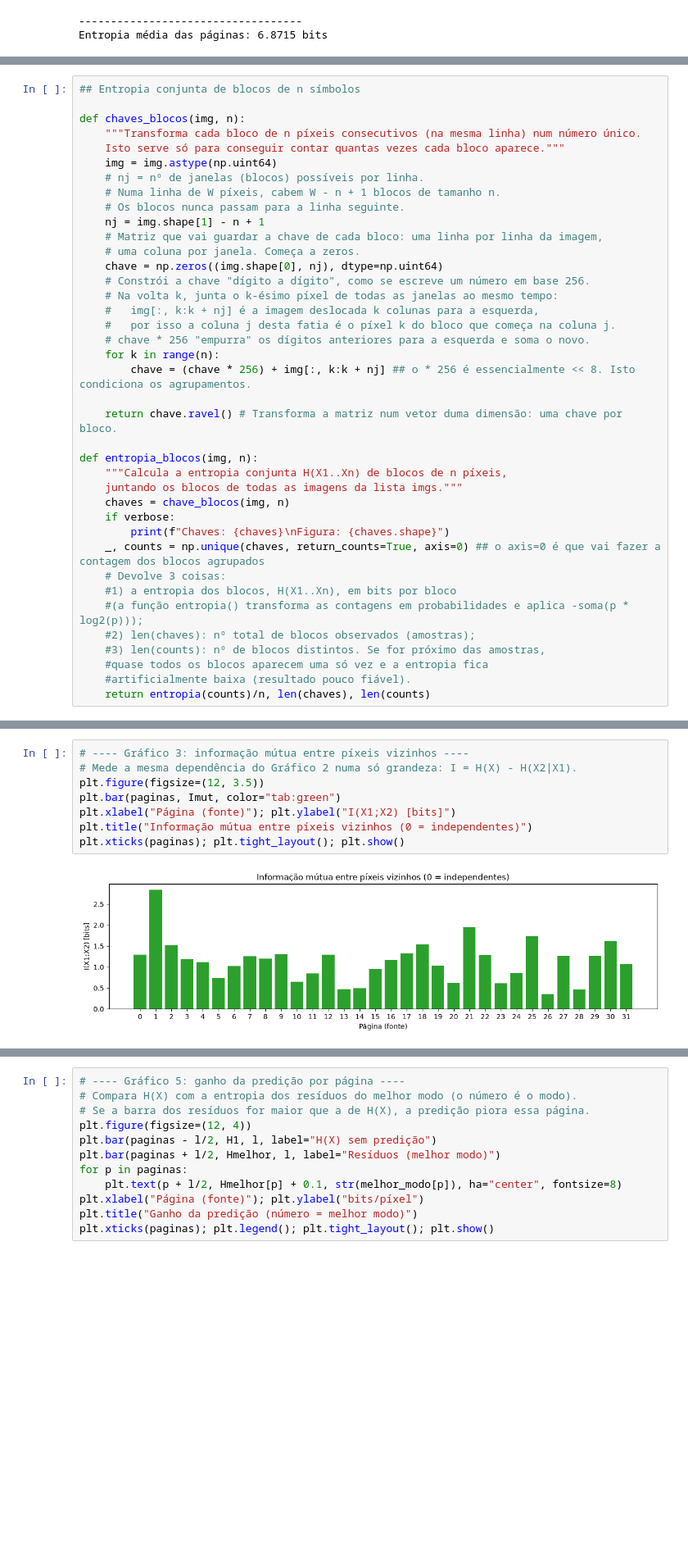
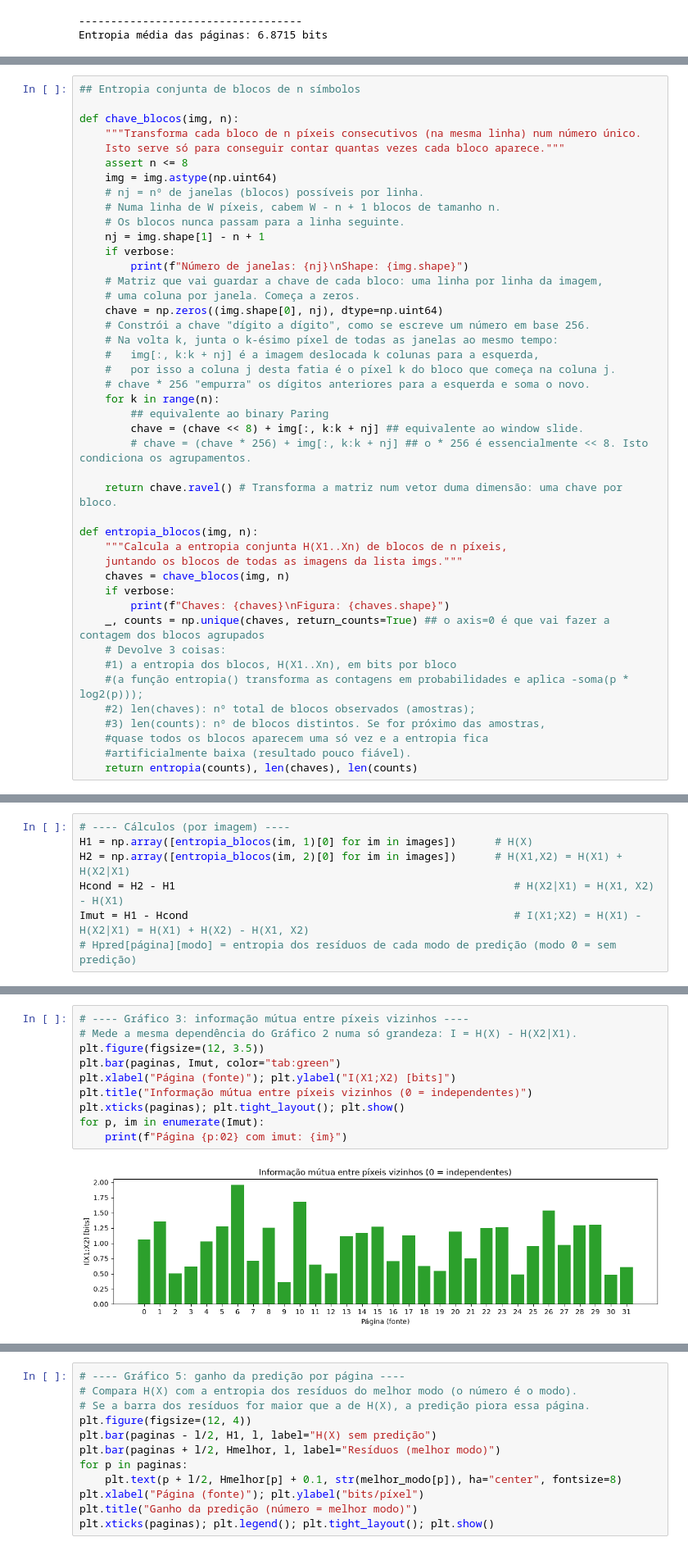
Before and after one commit to bener07/ti-project, a Jupyter notebook: Notebooks/ResearchNotebook.ipynb, the cells around one changed output, grey strips where cells are left out. Shown at 82% size. Drawn from its saved outputs; the diff is of its cells as text; blank space fills up the shorter version.

```diff
--- a/Notebooks/ResearchNotebook.ipynb
+++ b/Notebooks/ResearchNotebook.ipynb
@@ -288,14 +267,17 @@ def chaves_blocos(img, n):
 # %%
 ## Entropia conjunta de blocos de n símbolos
 
-def chaves_blocos(img, n):
+def chave_blocos(img, n):
     """Transforma cada bloco de n píxeis consecutivos (na mesma linha) num número único.
     Isto serve só para conseguir contar quantas vezes cada bloco aparece."""
+    assert n <= 8
     img = img.astype(np.uint64)
     # nj = nº de janelas (blocos) possíveis por linha.
     # Numa linha de W píxeis, cabem W - n + 1 blocos de tamanho n.
     # Os blocos nunca passam para a linha seguinte.
     nj = img.shape[1] - n + 1
+    if verbose:
+        print(f"Número de janelas: {nj}\nShape: {img.shape}")
     # Matriz que vai guardar a chave de cada bloco: uma linha por linha da imagem,
     # uma coluna por janela. Começa a zeros.
     chave = np.zeros((img.shape[0], nj), dtype=np.uint64)
@@ -305,7 +287,9 @@ def chaves_blocos(img, n):
     #   por isso a coluna j desta fatia é o píxel k do bloco que começa na coluna j.
     # chave * 256 "empurra" os dígitos anteriores para a esquerda e soma o novo.
     for k in range(n):
-        chave = (chave * 256) + img[:, k:k + nj] ## o * 256 é essencialmente << 8. Isto condiciona os agrupamentos.
+        ## equivalente ao binary Paring
+        chave = (chave << 8) + img[:, k:k + nj] ## equivalente ao window slide.
+        # chave = (chave * 256) + img[:, k:k + nj] ## o * 256 é essencialmente << 8. Isto condiciona os agrupamentos.
 
     return chave.ravel() # Transforma a matriz num vetor duma dimensão: uma chave por bloco.
 
@@ -315,7 +299,7 @@ def entropia_blocos(img, n):
     chaves = chave_blocos(img, n)
     if verbose:
         print(f"Chaves: {chaves}\nFigura: {chaves.shape}")
-    _, counts = np.unique(chaves, return_counts=True, axis=0) ## o axis=0 é que vai fazer a contagem dos blocos agrupados
+    _, counts = np.unique(chaves, return_counts=True) ## o axis=0 é que vai fazer a contagem dos blocos agrupados
     # Devolve 3 coisas:
     #1) a entropia dos blocos, H(X1..Xn), em bits por bloco
     #(a função entropia() transforma as contagens em probabilidades e aplica -soma(p * log2(p)));
@@ -323,5 +307,5 @@ def entropia_blocos(img, n):
     #3) len(counts): nº de blocos distintos. Se for próximo das amostras,
     #quase todos os blocos aparecem uma só vez e a entropia fica
     #artificialmente baixa (resultado pouco fiável).
-    return entropia(counts)/n, len(chaves), len(counts)
+    return entropia(counts), len(chaves), len(counts)
 # %%
@@ -402,3 +341,10 @@ melhor_modo = Hpred[:, 1:].argmin(axis=1) + 1
+# %%
+# ---- Cálculos (por imagem) ----
+H1 = np.array([entropia_blocos(im, 1)[0] for im in images])      # H(X)
+H2 = np.array([entropia_blocos(im, 2)[0] for im in images])      # H(X1,X2) = H(X1) + H(X2|X1)
+Hcond = H2 - H1                                                     # H(X2|X1) = H(X1, X2) - H(X1)
+Imut = H1 - Hcond                                                   # I(X1;X2) = H(X1) - H(X2|X1) = H(X1) + H(X2) - H(X1, X2)
+# Hpred[página][modo] = entropia dos resíduos de cada modo de predição (modo 0 = sem predição)
 # %%
 # ---- Gráfico 2: dependência entre píxeis vizinhos ----
 # Se a 2ª barra for bem menor que a 1ª, o píxel vizinho ajuda a prever o seguinte.
@@ -415,10 +366,12 @@ NameError: name 'paginas' is not defined
 # %%
 # ---- Gráfico 3: informação mútua entre píxeis vizinhos ----
 # Mede a mesma dependência do Gráfico 2 numa só grandeza: I = H(X) - H(X2|X1).
 plt.figure(figsize=(12, 3.5))
 plt.bar(paginas, Imut, color="tab:green")
 plt.xlabel("Página (fonte)"); plt.ylabel("I(X1;X2) [bits]")
 plt.title("Informação mútua entre píxeis vizinhos (0 = independentes)")
 plt.xticks(paginas); plt.tight_layout(); plt.show()
+for p, im in enumerate(Imut):
+    print(f"Página {p:02} com imut: {im}")
 # %% [output]
-[figure, old version]
+[figure, new version]
```
Also changed, not shown: parts of 10 cells of this notebook, 1 other file.
